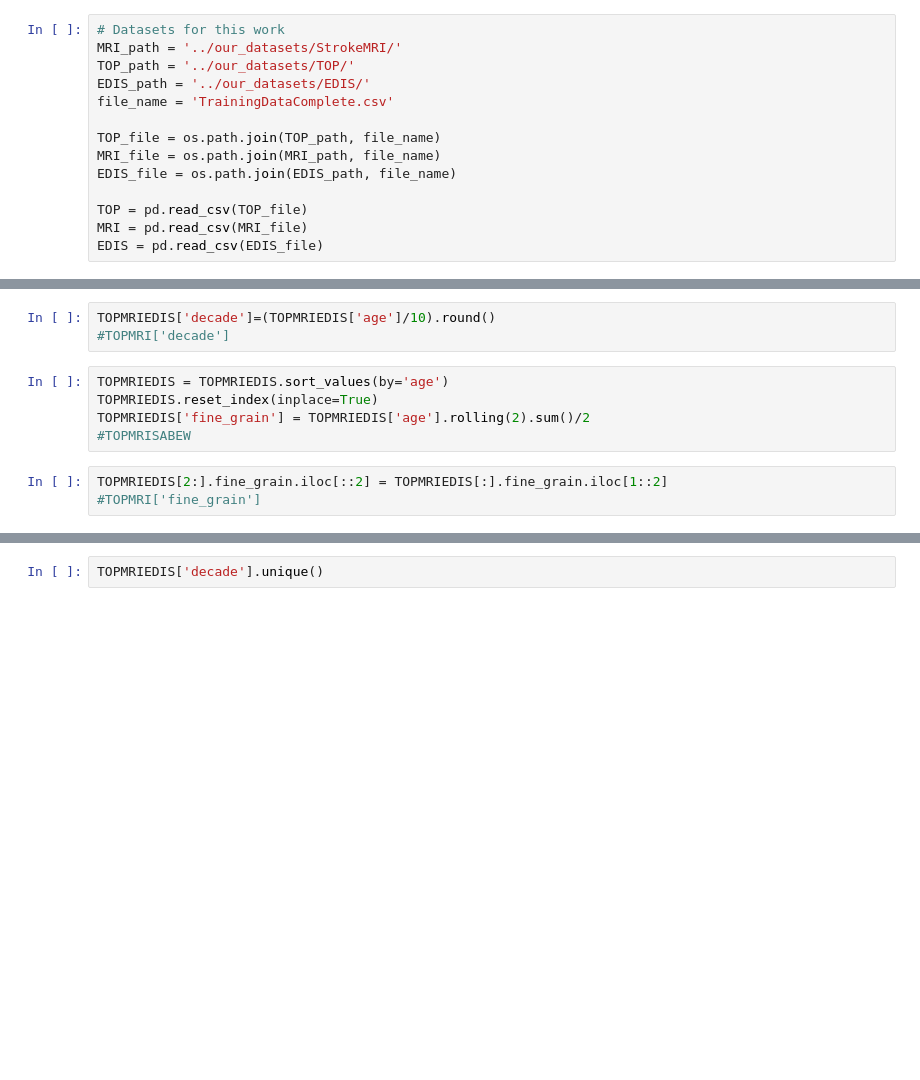
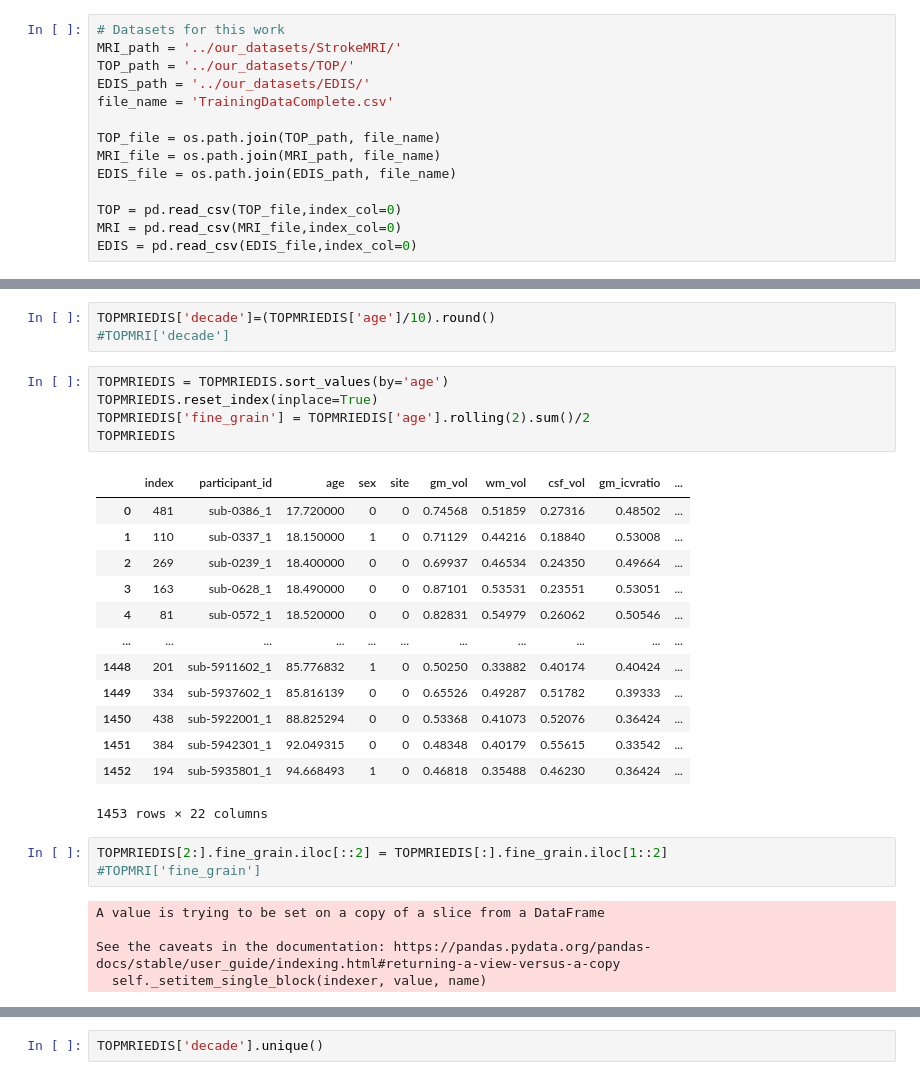
Before and after one commit to brainspinner/cvasl, a Jupyter notebook: extended_harm_paper/harmonizations/autocombat_harmon_extended_TOPMRIvsEDIS.ipynb, the cells around one changed output, grey strips where cells are left out. Drawn from its saved outputs; the diff is of its cells as text; blank space fills up the shorter version.

```diff
--- a/extended_harm_paper/harmonizations/autocombat_harmon_extended_TOPMRIvsEDIS.ipynb
+++ b/extended_harm_paper/harmonizations/autocombat_harmon_extended_TOPMRIvsEDIS.ipynb
@@ -29,9 +29,9 @@ TOP_file = os.path.join(TOP_path, file_name)
 MRI_file = os.path.join(MRI_path, file_name)
 EDIS_file = os.path.join(EDIS_path, file_name)
 
-TOP = pd.read_csv(TOP_file)
-MRI = pd.read_csv(MRI_file)
-EDIS = pd.read_csv(EDIS_file)
+TOP = pd.read_csv(TOP_file,index_col=0)
+MRI = pd.read_csv(MRI_file,index_col=0)
+EDIS = pd.read_csv(EDIS_file,index_col=0)
 # %%
 sex_mapping = {1:0,2:1}
 EDIS = EDIS.assign(Sex = EDIS.Sex.map(sex_mapping))
@@ -62,11 +105,30 @@ TOPMRIEDIS['decade']=(TOPMRIEDIS['age']/10).round()
 # %%
 TOPMRIEDIS = TOPMRIEDIS.sort_values(by='age')
 TOPMRIEDIS.reset_index(inplace=True)
 TOPMRIEDIS['fine_grain'] = TOPMRIEDIS['age'].rolling(2).sum()/2
-#TOPMRISABEW
+TOPMRIEDIS
+# %% [output]
+|  | index | participant_id | age | sex | site | gm_vol | wm_vol | csf_vol | gm_icvratio | ... |
+| 0 | 481 | sub-0386_1 | 17.720000 | 0 | 0 | 0.74568 | 0.51859 | 0.27316 | 0.48502 | ... |
+| 1 | 110 | sub-0337_1 | 18.150000 | 1 | 0 | 0.71129 | 0.44216 | 0.18840 | 0.53008 | ... |
+| 2 | 269 | sub-0239_1 | 18.400000 | 0 | 0 | 0.69937 | 0.46534 | 0.24350 | 0.49664 | ... |
+| 3 | 163 | sub-0628_1 | 18.490000 | 0 | 0 | 0.87101 | 0.53531 | 0.23551 | 0.53051 | ... |
+| 4 | 81 | sub-0572_1 | 18.520000 | 0 | 0 | 0.82831 | 0.54979 | 0.26062 | 0.50546 | ... |
+| ... | ... | ... | ... | ... | ... | ... | ... | ... | ... | ... |
+| 1448 | 201 | sub-5911602_1 | 85.776832 | 1 | 0 | 0.50250 | 0.33882 | 0.40174 | 0.40424 | ... |
+| 1449 | 334 | sub-5937602_1 | 85.816139 | 0 | 0 | 0.65526 | 0.49287 | 0.51782 | 0.39333 | ... |
+| 1450 | 438 | sub-5922001_1 | 88.825294 | 0 | 0 | 0.53368 | 0.41073 | 0.52076 | 0.36424 | ... |
+| 1451 | 384 | sub-5942301_1 | 92.049315 | 0 | 0 | 0.48348 | 0.40179 | 0.55615 | 0.33542 | ... |
+| 1452 | 194 | sub-5935801_1 | 94.668493 | 1 | 0 | 0.46818 | 0.35488 | 0.46230 | 0.36424 | ... |
+1453 rows × 22 columns
 # %%
 TOPMRIEDIS[2:].fine_grain.iloc[::2] = TOPMRIEDIS[:].fine_grain.iloc[1::2]
 #TOPMRI['fine_grain']
+# %% [output]
+A value is trying to be set on a copy of a slice from a DataFrame
+
+See the caveats in the documentation: https://pandas.pydata.org/pandas-docs/stable/user_guide/indexing.html#returning-a-view-versus-a-copy
+  self._setitem_single_block(indexer, value, name)
 # %%
 TOPMRIEDIS['fine_grain'][0] = TOPMRIEDIS['fine_grain'][1]
 TOPMRIEDIS['fine_grain']
```
Also changed, not shown: parts of 9 cells of this notebook, 6 other files.
